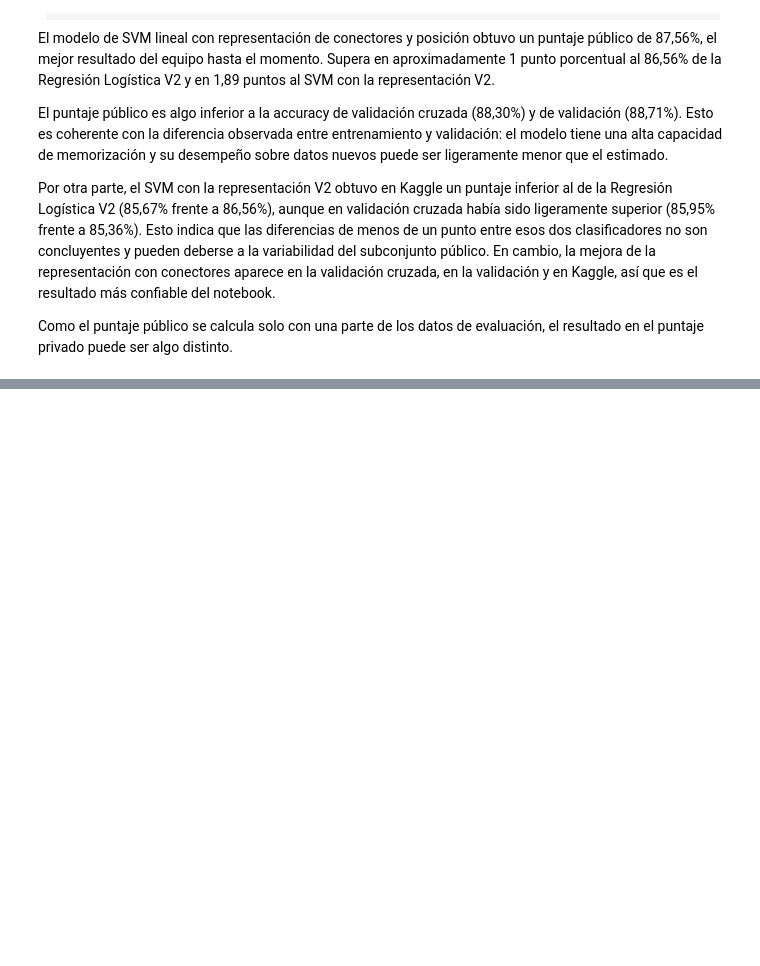
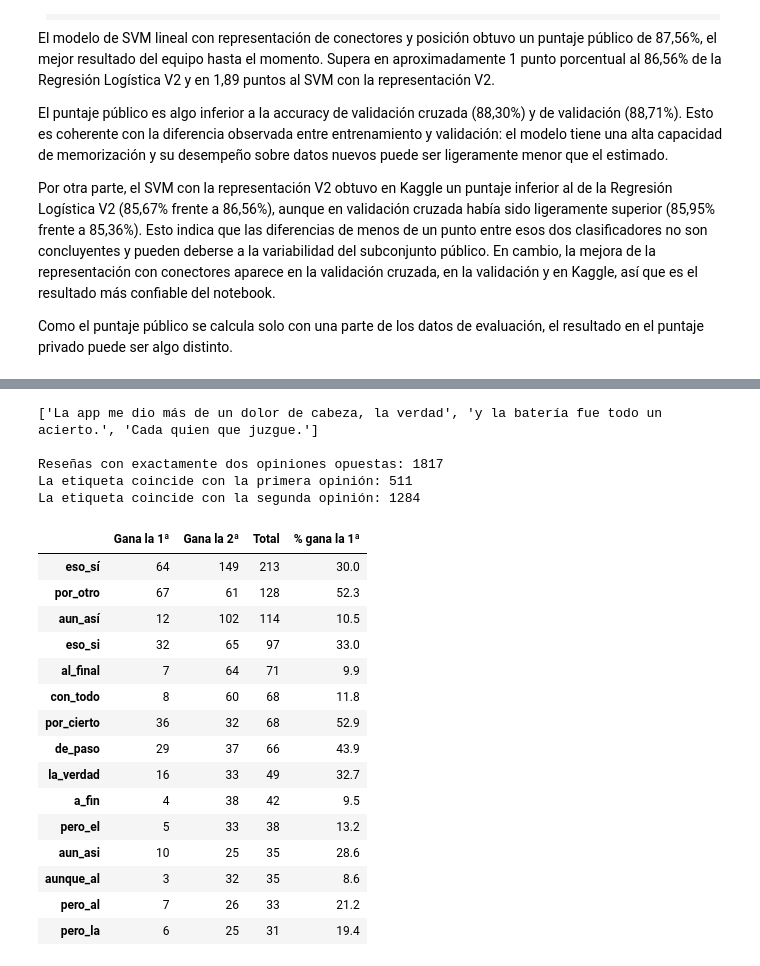
Before and after one commit to lauraS191/Proyecto-Machine-Learning, a Jupyter notebook: notebooks/03_SVM.ipynb, the cells around one changed output, grey strips where cells are left out. Drawn from its saved outputs; the diff is of its cells as text; code cells hidden in the pictures; blank space fills up the shorter version.

```diff
--- a/notebooks/03_SVM.ipynb
+++ b/notebooks/03_SVM.ipynb
@@ -890,0 +888,72 @@ Como limitación, el modelo final alcanza una accuracy cercana al 100% en entren
+# %%
+from sklearn.linear_model import LogisticRegression
+
+ejemplo = "La app me dio más de un dolor de cabeza, la verdad, y la batería fue todo un acierto. Cada quien que juzgue."
+print(segmentar_clausulas(ejemplo))
+
+opiniones = []
+
+for idx_ent, idx_prueba in cv.split(X_train, y_train):
+    vec = TfidfVectorizer(ngram_range=(1, 2), min_df=2, sublinear_tf=True)
+    lr = LogisticRegression(C=5, max_iter=3000)
+    lr.fit(vec.fit_transform(X_train.iloc[idx_ent]), y_train.iloc[idx_ent])
+
+    for i in idx_prueba:
+        clausulas = segmentar_clausulas(X_train.iloc[i])
+        probas = lr.predict_proba(vec.transform(clausulas))
+        polares = []
+        for clausula, proba in zip(clausulas, probas):
+            k = proba.argmax()
+            if lr.classes_[k] != "neutral" and proba[k] > 0.6:
+                conector = "_".join(clausula.lower().split()[:2]).strip(",")
+                polares.append((lr.classes_[k], conector))
+        opiniones.append((y_train.iloc[i], polares))
+
+mixtas = [(etiqueta, pol) for etiqueta, pol in opiniones
+          if len(pol) == 2 and pol[0][0] != pol[1][0]]
+
+gana_primera = sum(etiqueta == pol[0][0] for etiqueta, pol in mixtas)
+gana_segunda = sum(etiqueta == pol[1][0] for etiqueta, pol in mixtas)
+
+print("\nReseñas con exactamente dos opiniones opuestas:", len(mixtas))
+print("La etiqueta coincide con la primera opinión:", gana_primera)
+print("La etiqueta coincide con la segunda opinión:", gana_segunda)
+# %% [output]
+['La app me dio más de un dolor de cabeza, la verdad', 'y la batería fue todo un acierto.', 'Cada quien que juzgue.']
+
+Reseñas con exactamente dos opiniones opuestas: 1817
+La etiqueta coincide con la primera opinión: 511
+La etiqueta coincide con la segunda opinión: 1284
+# %%
+# Quién gana según el conector con el que empieza la segunda opinión
+por_conector = {}
+for etiqueta, pol in mixtas:
+    conector = pol[1][1]
+    fila = por_conector.setdefault(conector, {"Gana la 1ª": 0, "Gana la 2ª": 0})
+    if etiqueta == pol[0][0]:
+        fila["Gana la 1ª"] += 1
+    elif etiqueta == pol[1][0]:
+        fila["Gana la 2ª"] += 1
+
+tabla_conectores = pd.DataFrame(por_conector).T
+tabla_conectores["Total"] = tabla_conectores.sum(axis=1)
+tabla_conectores["% gana la 1ª"] = (tabla_conectores["Gana la 1ª"] / tabla_conectores["Total"] * 100).round(1)
+
+display(tabla_conectores.sort_values("Total", ascending=False).head(15))
+# %% [output]
+|  | Gana la 1ª | Gana la 2ª | Total | % gana la 1ª |
+| eso_sí | 64 | 149 | 213 | 30.0 |
+| por_otro | 67 | 61 | 128 | 52.3 |
+| aun_así | 12 | 102 | 114 | 10.5 |
+| eso_si | 32 | 65 | 97 | 33.0 |
+| al_final | 7 | 64 | 71 | 9.9 |
+| con_todo | 8 | 60 | 68 | 11.8 |
+| por_cierto | 36 | 32 | 68 | 52.9 |
+| de_paso | 29 | 37 | 66 | 43.9 |
+| la_verdad | 16 | 33 | 49 | 32.7 |
+| a_fin | 4 | 38 | 42 | 9.5 |
+| pero_el | 5 | 33 | 38 | 13.2 |
+| aun_asi | 10 | 25 | 35 | 28.6 |
+| aunque_al | 3 | 32 | 35 | 8.6 |
+| pero_al | 7 | 26 | 33 | 21.2 |
+| pero_la | 6 | 25 | 31 | 19.4 |
```
Also changed, not shown: parts of 16 cells of this notebook, 7 other files.
